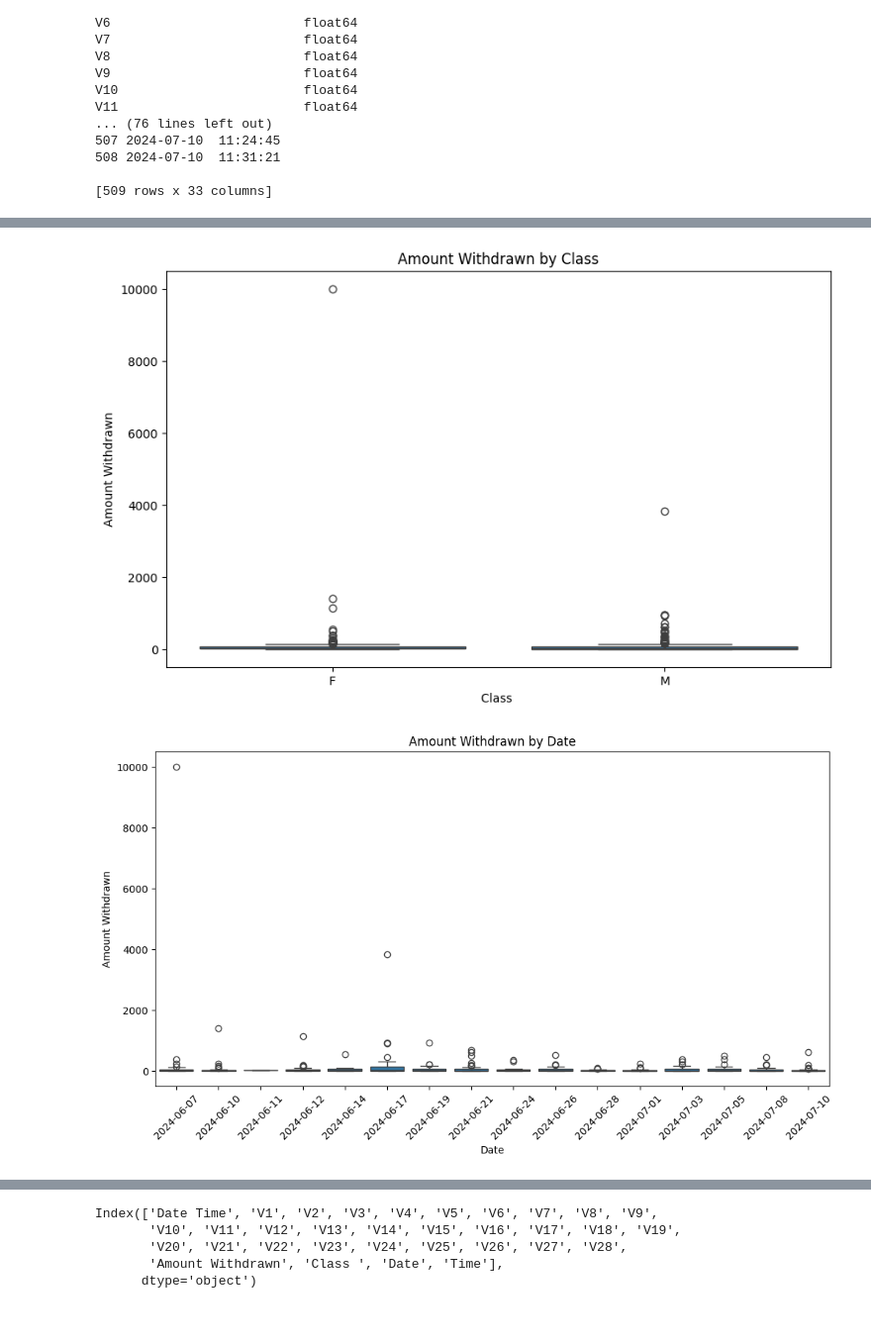
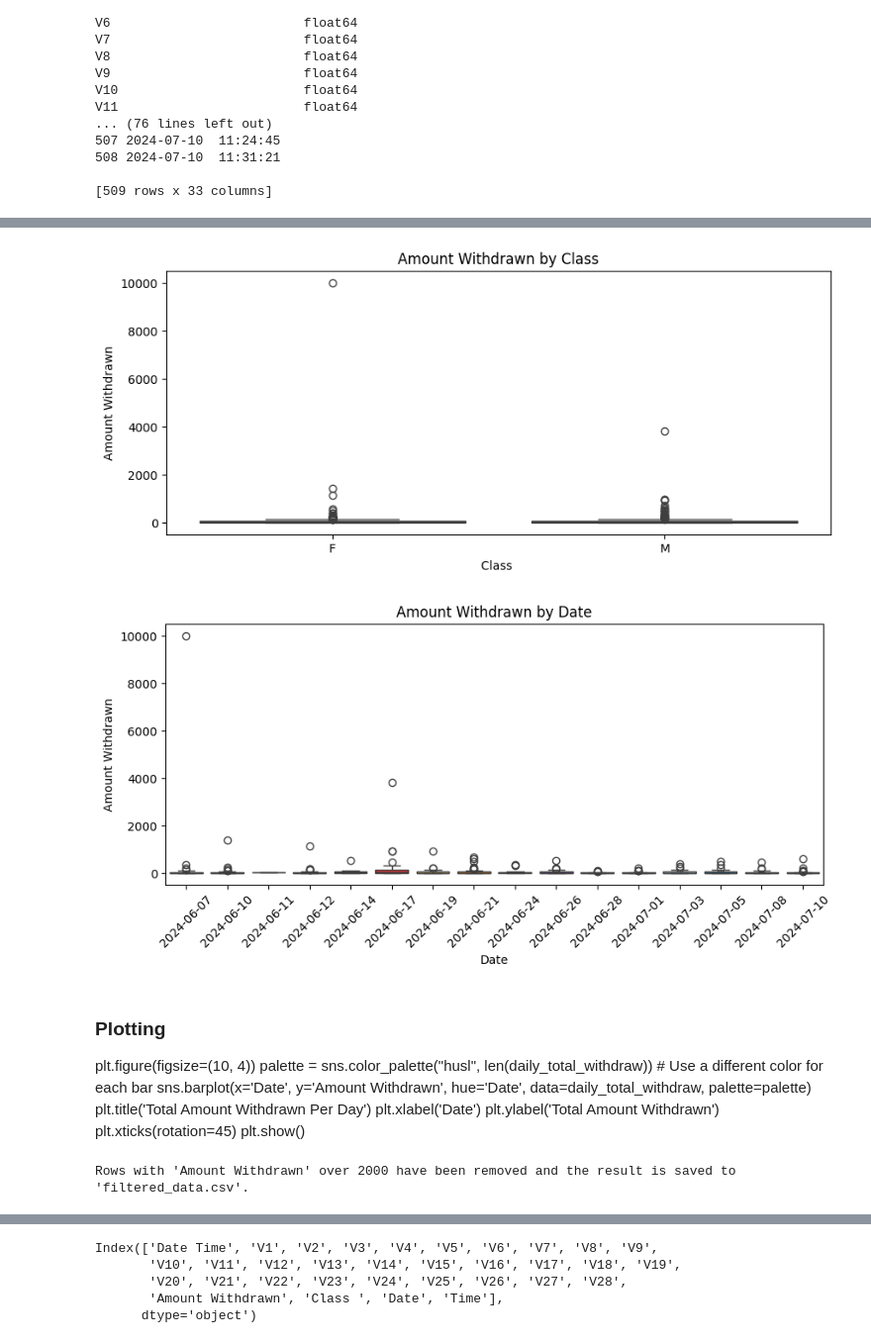
Before and after one commit to okwelmark/recess_group4, a Jupyter notebook: complete_recess_group4.ipynb, the cells around one changed output, grey strips where cells are left out. Shown at 99% size. Cells and saved outputs as stored; diff of their text form; code cells hidden in the pictures.

```diff
--- a/complete_recess_group4.ipynb
+++ b/complete_recess_group4.ipynb
@@ -234,19 +214,19 @@ print(df)
 # %%
 # Plotting the boxplot using Seaborn
 #WE WANTED TO SPOT THE OUTLIERS IN THE AMOUNT WITHDRAWN
-plt.figure(figsize=(10, 6))
+plt.figure(figsize=(10, 4))
 sns.boxplot(data=df, x='Class ', y='Amount Withdrawn')
 plt.title('Amount Withdrawn by Class')
 plt.show()
 # %% [output]
-[figure, old version]
+[figure, new version]
 # %%
 # Plot the boxplot
 #THE OBJECTIVE WAS TO DETERMINE DATE WITH OUTLIER TRANSACTIONS
-plt.figure(figsize=(12, 6))
-sns.boxplot(x='Date', y='Amount Withdrawn', data=df)
+plt.figure(figsize=(10, 4))
+sns.boxplot(x='Date', y='Amount Withdrawn', hue='Date', data=df, palette='Paired')
 plt.xticks(rotation=45)
 plt.title('Amount Withdrawn by Date')
 plt.show()
 # %% [output]
-[figure, old version]
+[figure, new version]
@@ -252,0 +236,21 @@ plt.show()
+# %% [markdown]
+### Plotting
+plt.figure(figsize=(10, 4))
+palette = sns.color_palette("husl", len(daily_total_withdraw))  # Use a different color for each bar
+sns.barplot(x='Date', y='Amount Withdrawn', hue='Date', data=daily_total_withdraw, palette=palette)
+plt.title('Total Amount Withdrawn Per Day')
+plt.xlabel('Date')
+plt.ylabel('Total Amount Withdrawn')
+plt.xticks(rotation=45)
+plt.show()
+# %%
+# Filter out rows where 'Amount Withdrawn' exceeds 2000
+df_filtered = df[df['Amount Withdrawn'] <= 2000]
+
+# Save the resulting DataFrame to a new CSV file
+df_filtered.to_csv('processed_data.csv', index=False)
+
+# Print a message to confirm the operation
+print("Rows with 'Amount Withdrawn' over 2000 have been removed and the result is saved to 'filtered_data.csv'.")
+# %% [output]
+Rows with 'Amount Withdrawn' over 2000 have been removed and the result is saved to 'filtered_data.csv'.
```
Also changed, not shown: parts of 56 cells of this notebook, 8 other files.
